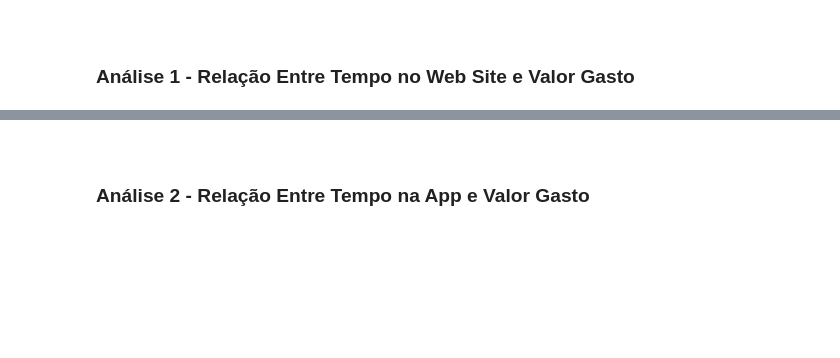
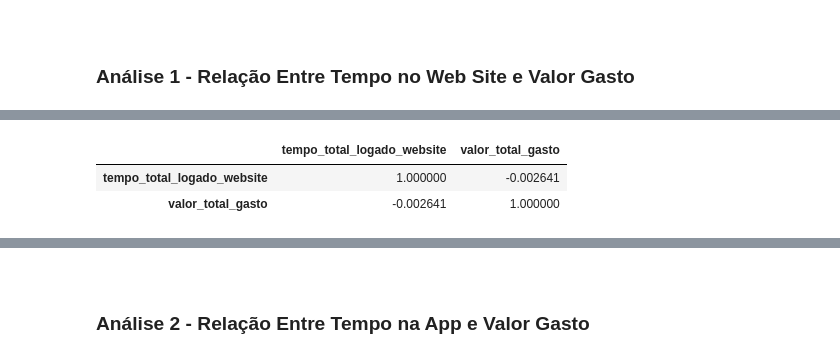
Before and after one commit to EduardoBran/Python_-_Machine_Learning_-_Projeto_Regressao, a Jupyter notebook: 01-Mini-Projeto_-_Construcao_Treinamento_Avaliacao_e_Selecao_de_Modelos_Para_Regressao.ipynb, the cells around one changed output, grey strips where cells are left out. Cells and saved outputs as stored; diff of their text form; code cells hidden in the pictures; blank space fills up the shorter version.

```diff
--- a/01-Mini-Projeto_-_Construcao_Treinamento_Avaliacao_e_Selecao_de_Modelos_Para_Regressao.ipynb
+++ b/01-Mini-Projeto_-_Construcao_Treinamento_Avaliacao_e_Selecao_de_Modelos_Para_Regressao.ipynb
@@ -202,0 +247,7 @@ sns.pairplot(dados)
+# %%
+# Correlação (tabela)
+dados[['tempo_total_logado_website', 'valor_total_gasto']].corr()
+# %% [output]
+|  | tempo_total_logado_website | valor_total_gasto |
+| tempo_total_logado_website | 1.000000 | -0.002641 |
+| valor_total_gasto | -0.002641 | 1.000000 |
```
Also changed, not shown: parts of 15 cells of this notebook, 2 other files.
